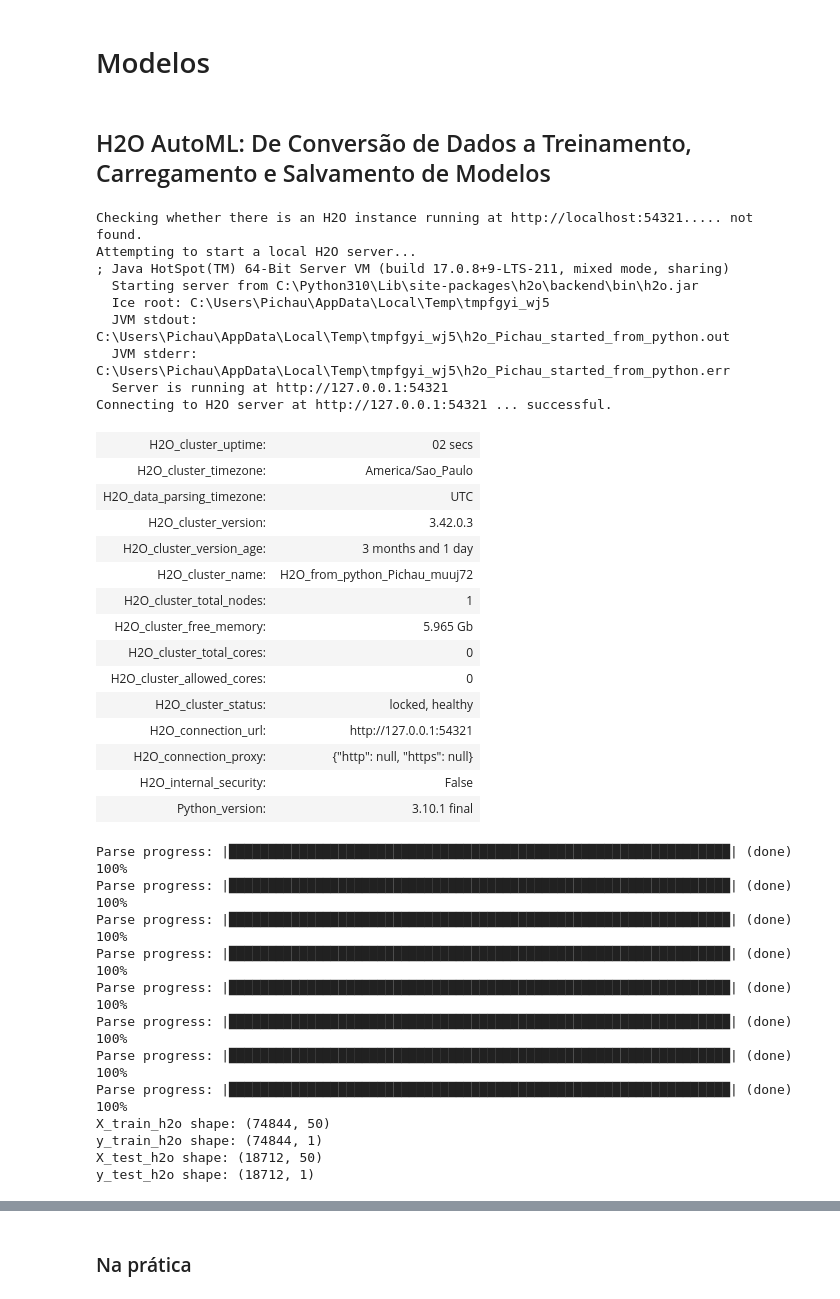
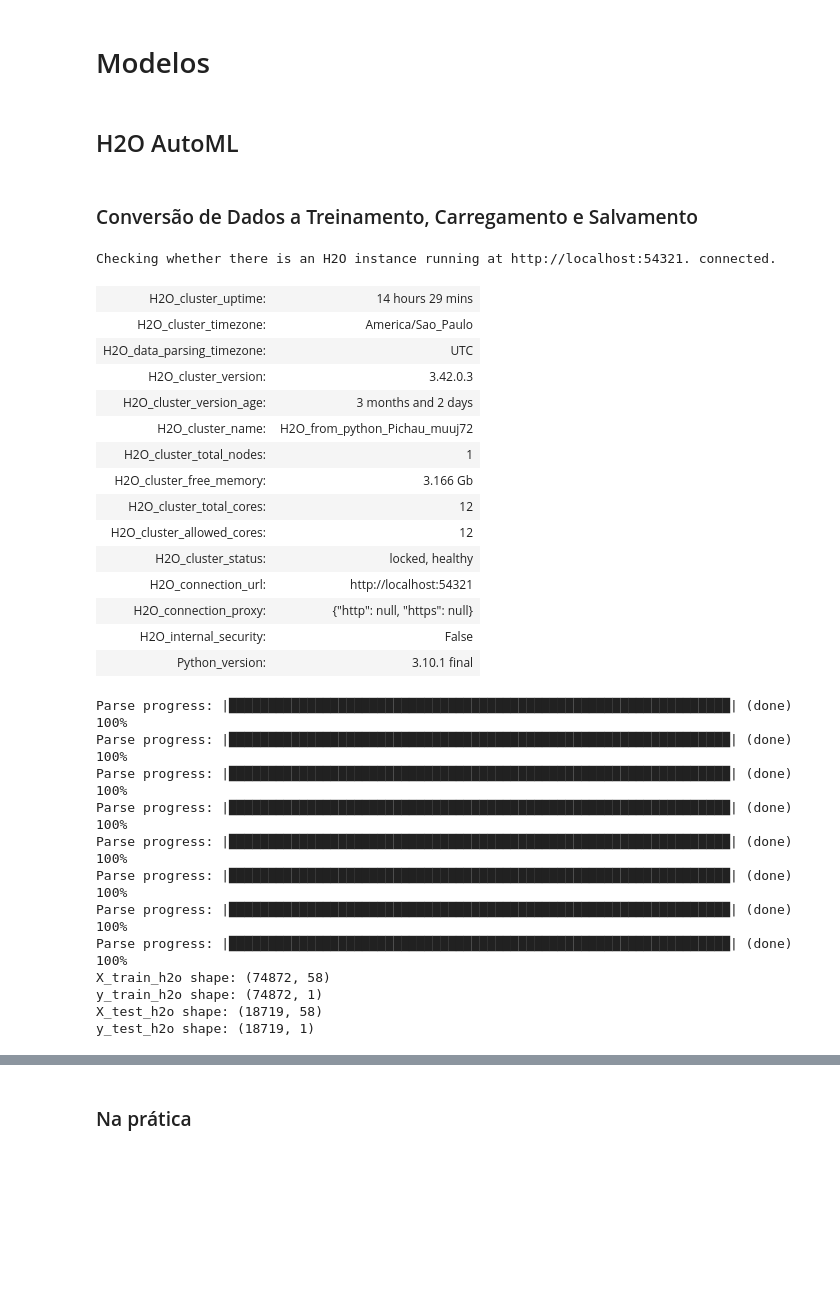
Before and after one commit to nathancarlos22/eo-fut-live, a Jupyter notebook: src/nc-model-pred-live.ipynb, the cells around one changed output, grey strips where cells are left out. Cells and saved outputs as stored; diff of their text form; code cells hidden in the pictures; blank space fills up the shorter version.

```diff
--- a/src/nc-model-pred-live.ipynb
+++ b/src/nc-model-pred-live.ipynb
@@ -130,0 +134,31 @@ for data in datas:
+# %%
+# Calculando o tempo de posse de bola
+total_passes = df['passes_away'] + df['passes_home']
+df['possessiontime_away'] = round((df['passes_away'] / total_passes) * 100)
+df['possessiontime_home'] = round((df['passes_home'] / total_passes) * 100)
+
+# Eficiência defensiva: razão entre desarmes e chutes ao gol do adversário
+df['defensive_efficiency'] = df['tackles_home'] / (df['shotsOngoal_away'] + 1)  # +1 para evitar divisão por zero
+
+# Agressividade ao longo do tempo: combinando faltas e cartões amarelos com minutos
+df['aggressiveness_over_time_home'] = (df['fouls_c_home'] + df['yellowcards_home']) * df['minute']
+df['aggressiveness_over_time_away'] = (df['fouls_c_away'] + df['yellowcards_away']) * df['minute']
+
+# Eficiência de posse de bola: razão entre tempo de posse e chutes ao gol
+df['possession_efficiency_home'] = df['possessiontime_home'] / (df['shotsOngoal_home'] + 1)
+df['possession_efficiency_away'] = df['possessiontime_away'] / (df['shotsOngoal_away'] + 1)
+
+# Total de cartões por jogo
+df['total_yellowcards'] = df['yellowcards_home'] + df['yellowcards_away']
+df['total_redcards'] = df['redcards_home'] + df['redcards_away']
+
+# Total de faltas por jogo
+df['total_fouls'] = df['fouls_c_home'] + df['fouls_c_away']
+
+# Verificamos se as novas colunas foram adicionadas corretamente
+new_features_head = df[['defensive_efficiency', 'aggressiveness_over_time_home',
+                        'aggressiveness_over_time_away', 'possession_efficiency_home',
+                        'possession_efficiency_away','total_yellowcards', 'total_redcards',
+                        'total_fouls', 'possessiontime_home', 'possessiontime_away']].head()
+
+new_features_head
@@ -426,67 +476,61 @@ Dados transformados pelo preprocessador.
 Dados divididos em conjuntos de treino e teste.
 # %% [markdown]
 # Modelos
+# %% [markdown]
+## H2O AutoML
 # %% [markdown]
-## H2O AutoML: De Conversão de Dados a Treinamento, Carregamento e Salvamento de Modelos
+### Conversão de Dados a Treinamento, Carregamento e Salvamento
 # %%
 # Inicializar o H2O
 h2o.init()
 
 # Convertendo dados do numpy para H2OFrame
-X_train_h2o = h2o.H2OFrame(pd.DataFrame(X_train, columns=["col_" + str(i) for i in range(X_train.shape[1])]))
-X_test_h2o = h2o.H2OFrame(pd.DataFrame(X_test, columns=["col_" + str(i) for i in range(X_test.shape[1])]))
+X_train_h2o = h2o.H2OFrame(pd.DataFrame(X_train, columns=["C" + str(i) for i in range(X_train.shape[1])]))
+X_test_h2o = h2o.H2OFrame(pd.DataFrame(X_test, columns=["C" + str(i) for i in range(X_test.shape[1])]))
 y_train_h2o = h2o.H2OFrame(pd.DataFrame(y_train, columns=["result"]))
 y_test_h2o = h2o.H2OFrame(pd.DataFrame(y_test, columns=["result"]))
 
 # Convert Pandas DataFrame or NumPy array to H2OFrame
 X_train_h2o = h2o.H2OFrame(X_train)
 X_test_h2o = h2o.H2OFrame(X_test)
 
 y_train_df = y_train.to_frame()
 y_train_h2o = h2o.H2OFrame(y_train_df)
 y_train_h2o['result'] = y_train_h2o['result'].asfactor()
 
 y_test_df = y_test.to_frame()
 y_test_h2o = h2o.H2OFrame(y_test_df)
 y_test_h2o['result'] = y_test_h2o['result'].asfactor()
 
 # Check the shape again
 print("X_train_h2o shape:", X_train_h2o.shape)
 print("y_train_h2o shape:", y_train_h2o.shape)
 print("X_test_h2o shape:", X_test_h2o.shape)
 print("y_test_h2o shape:", y_test_h2o.shape)
 
 # Combine them back into one frame
 train_data = X_train_h2o.cbind(y_train_h2o)
 test_data = X_test_h2o.cbind(y_test_h2o)
 
 # Identify predictors and response
 x = train_data.columns
 
 y = "result"
 x.remove(y)
 # %% [output]
-Checking whether there is an H2O instance running at http://localhost:54321..... not found.
-Attempting to start a local H2O server...
-; Java HotSpot(TM) 64-Bit Server VM (build 17.0.8+9-LTS-211, mixed mode, sharing)
-  Starting server from C:\Python310\Lib\site-packages\h2o\backend\bin\h2o.jar
-  Ice root: C:\Users\Pichau\AppData\Local\Temp\tmpfgyi_wj5
-  JVM stdout: C:\Users\Pichau\AppData\Local\Temp\tmpfgyi_wj5\h2o_Pichau_started_from_python.out
-  JVM stderr: C:\Users\Pichau\AppData\Local\Temp\tmpfgyi_wj5\h2o_Pichau_started_from_python.err
-  Server is running at http://127.0.0.1:54321
-Connecting to H2O server at http://127.0.0.1:54321 ... successful.
+Checking whether there is an H2O instance running at http://localhost:54321. connected.
-| H2O_cluster_uptime: | 02 secs |
+| H2O_cluster_uptime: | 14 hours 29 mins |
 | H2O_cluster_timezone: | America/Sao_Paulo |
 | H2O_data_parsing_timezone: | UTC |
 | H2O_cluster_version: | 3.42.0.3 |
-| H2O_cluster_version_age: | 3 months and 1 day |
+| H2O_cluster_version_age: | 3 months and 2 days |
 | H2O_cluster_name: | H2O_from_python_Pichau_muuj72 |
 | H2O_cluster_total_nodes: | 1 |
-| H2O_cluster_free_memory: | 5.965 Gb |
-| H2O_cluster_total_cores: | 0 |
-| H2O_cluster_allowed_cores: | 0 |
+| H2O_cluster_free_memory: | 3.166 Gb |
+| H2O_cluster_total_cores: | 12 |
+| H2O_cluster_allowed_cores: | 12 |
 | H2O_cluster_status: | locked, healthy |
-| H2O_connection_url: | http://127.0.0.1:54321 |
+| H2O_connection_url: | http://localhost:54321 |
 | H2O_connection_proxy: | {"http": null, "https": null} |
 | H2O_internal_security: | False |
 | Python_version: | 3.10.1 final |
@@ -498,10 +542,10 @@ Parse progress: |█████████████████████
 Parse progress: |████████████████████████████████████████████████████████████████| (done) 100%
 Parse progress: |████████████████████████████████████████████████████████████████| (done) 100%
 Parse progress: |████████████████████████████████████████████████████████████████| (done) 100%
-X_train_h2o shape: (74844, 50)
-y_train_h2o shape: (74844, 1)
-X_test_h2o shape: (18712, 50)
-y_test_h2o shape: (18712, 1)
+X_train_h2o shape: (74872, 58)
+y_train_h2o shape: (74872, 1)
+X_test_h2o shape: (18719, 58)
+y_test_h2o shape: (18719, 1)
 # %%
 # Run AutoML
 aml = H2OAutoML(max_models=20, sort_metric='aucpr')
```
Also changed, not shown: parts of 38 cells of this notebook.
